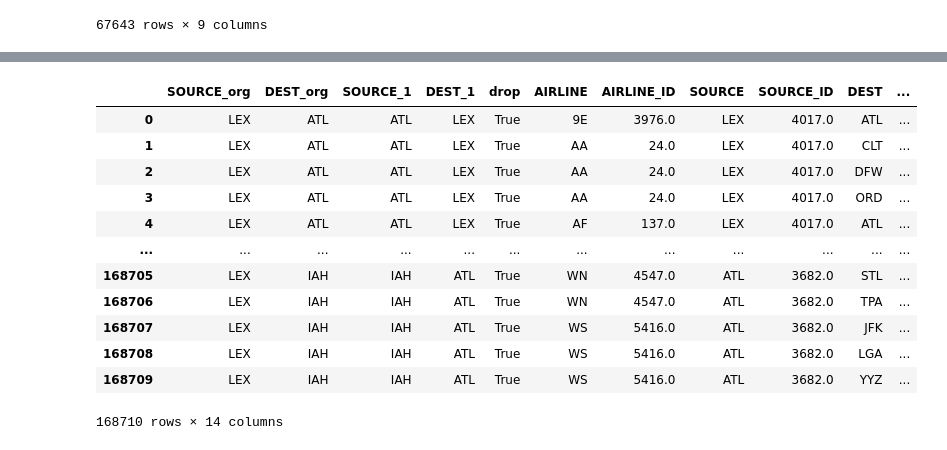
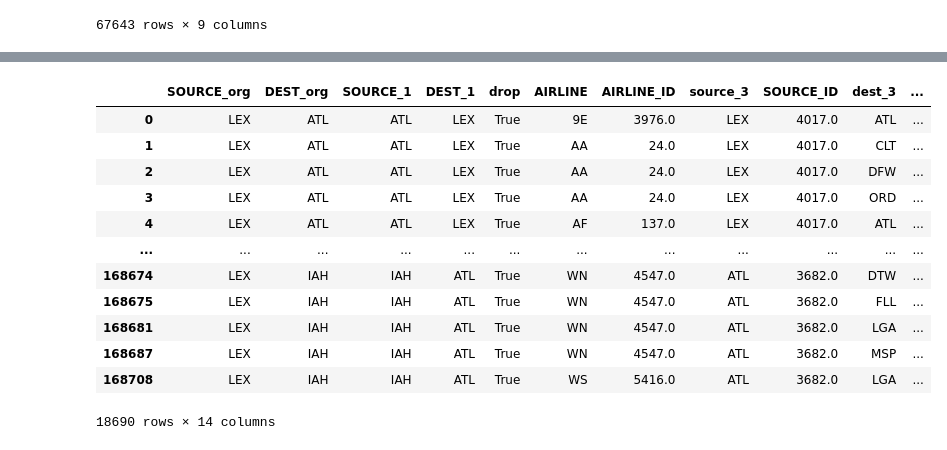
Before and after one commit to vsgo222/ce599, a Jupyter notebook: 07-Data Wrangling/open-flights-tutorial-checkpoint.ipynb, the cells around one changed output, grey strips where cells are left out. Cells and saved outputs as stored; diff of their text form; code cells hidden in the pictures.

```diff
--- a/07-Data Wrangling/open-flights-tutorial-checkpoint.ipynb
+++ b/07-Data Wrangling/open-flights-tutorial-checkpoint.ipynb
@@ -835,20 +845,20 @@ len(xfer1)
 # %%
 xfer2 = pd.merge(xfer1,routes,how="inner",left_on="DEST_1", right_on="SOURCE")
-xfer2.rename(columns={"SOURCE":"source_3", "DEST":"dest_3"})
-# xfer2["drop"] = xfer2["dest_3"].apply(lambda x: x in cUnique)
-# xfer2 = xfer2[xfer2["drop"]==True]
+xfer2.rename(columns={"SOURCE":"source_3", "DEST":"dest_3"},inplace=True)
+xfer2["drop"] = xfer2["dest_3"].apply(lambda x: x in cUnique)
+xfer2 = xfer2[xfer2["drop"]==True]
 xfer2
 # %% [output]
-|  | SOURCE_org | DEST_org | SOURCE_1 | DEST_1 | drop | AIRLINE | AIRLINE_ID | SOURCE | SOURCE_ID | DEST | ... |
+|  | SOURCE_org | DEST_org | SOURCE_1 | DEST_1 | drop | AIRLINE | AIRLINE_ID | source_3 | SOURCE_ID | dest_3 | ... |
 | 0 | LEX | ATL | ATL | LEX | True | 9E | 3976.0 | LEX | 4017.0 | ATL | ... |
 | 1 | LEX | ATL | ATL | LEX | True | AA | 24.0 | LEX | 4017.0 | CLT | ... |
 | 2 | LEX | ATL | ATL | LEX | True | AA | 24.0 | LEX | 4017.0 | DFW | ... |
 | 3 | LEX | ATL | ATL | LEX | True | AA | 24.0 | LEX | 4017.0 | ORD | ... |
 | 4 | LEX | ATL | ATL | LEX | True | AF | 137.0 | LEX | 4017.0 | ATL | ... |
 | ... | ... | ... | ... | ... | ... | ... | ... | ... | ... | ... | ... |
-| 168705 | LEX | IAH | IAH | ATL | True | WN | 4547.0 | ATL | 3682.0 | STL | ... |
-| 168706 | LEX | IAH | IAH | ATL | True | WN | 4547.0 | ATL | 3682.0 | TPA | ... |
-| 168707 | LEX | IAH | IAH | ATL | True | WS | 5416.0 | ATL | 3682.0 | JFK | ... |
+| 168674 | LEX | IAH | IAH | ATL | True | WN | 4547.0 | ATL | 3682.0 | DTW | ... |
+| 168675 | LEX | IAH | IAH | ATL | True | WN | 4547.0 | ATL | 3682.0 | FLL | ... |
+| 168681 | LEX | IAH | IAH | ATL | True | WN | 4547.0 | ATL | 3682.0 | LGA | ... |
+| 168687 | LEX | IAH | IAH | ATL | True | WN | 4547.0 | ATL | 3682.0 | MSP | ... |
 | 168708 | LEX | IAH | IAH | ATL | True | WS | 5416.0 | ATL | 3682.0 | LGA | ... |
-| 168709 | LEX | IAH | IAH | ATL | True | WS | 5416.0 | ATL | 3682.0 | YYZ | ... |
-168710 rows × 14 columns
+18690 rows × 14 columns
```
Also changed, not shown: parts of 3 cells of this notebook, 5 other files.
